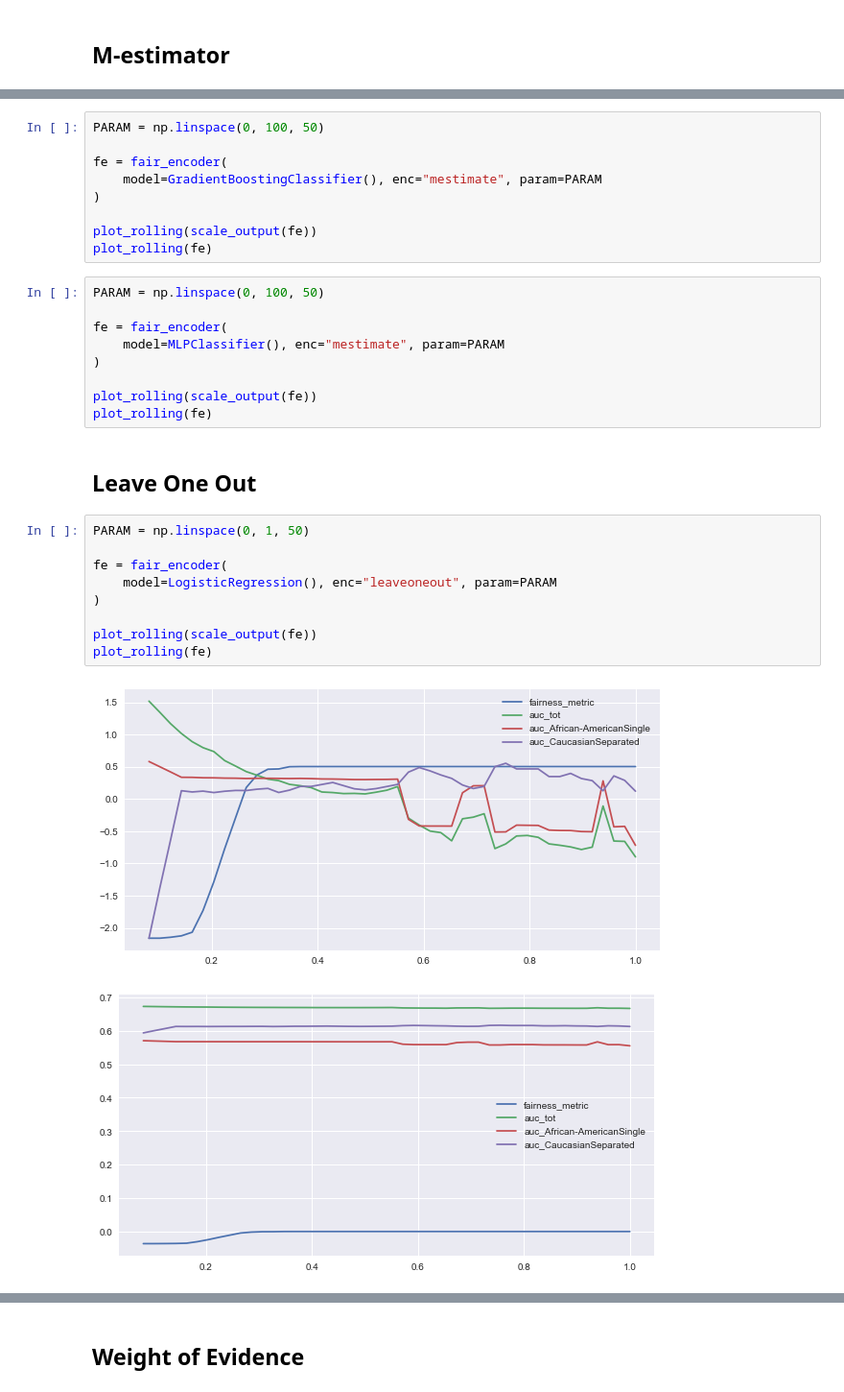
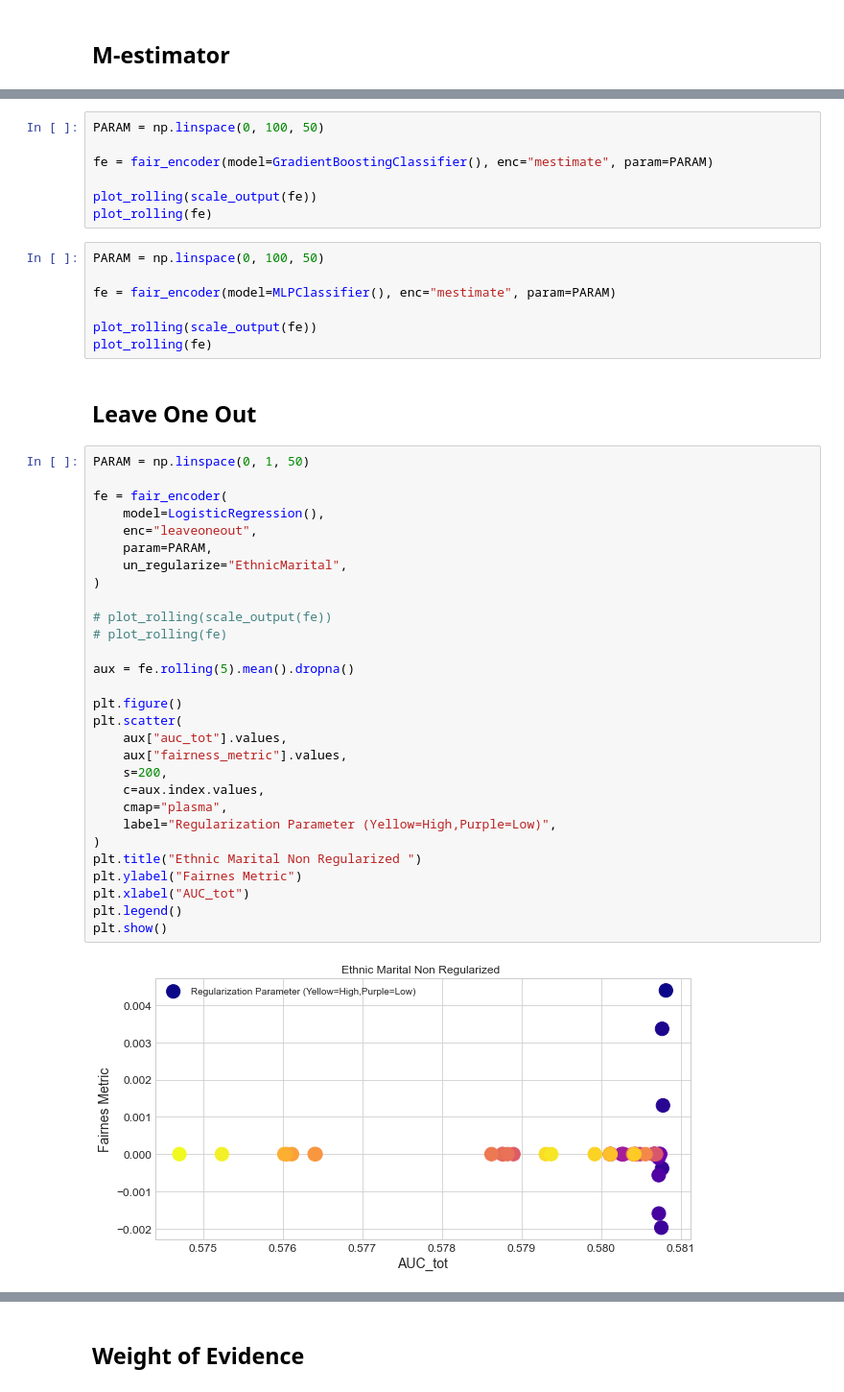
Before and after one commit to cmougan/FairEncoder, a Jupyter notebook: Compass.ipynb, the cells around one changed output, grey strips where cells are left out. Shown: that part at 96% size. Drawn from its saved outputs; the diff is of its cells as text.

```diff
--- a/Compass.ipynb
+++ b/Compass.ipynb
@@ -370,18 +422,14 @@ plot_rolling(fe)
 # %%
 PARAM = np.linspace(0, 100, 50)
 
-fe = fair_encoder(
-    model=GradientBoostingClassifier(), enc="mestimate", param=PARAM
-)
+fe = fair_encoder(model=GradientBoostingClassifier(), enc="mestimate", param=PARAM)
 
 plot_rolling(scale_output(fe))
 plot_rolling(fe)
 # %%
 PARAM = np.linspace(0, 100, 50)
 
-fe = fair_encoder(
-    model=MLPClassifier(), enc="mestimate", param=PARAM
-)
+fe = fair_encoder(model=MLPClassifier(), enc="mestimate", param=PARAM)
 
 plot_rolling(scale_output(fe))
 plot_rolling(fe)
@@ -390,12 +438,31 @@ plot_rolling(fe)
 # %%
 PARAM = np.linspace(0, 1, 50)
 
 fe = fair_encoder(
-    model=LogisticRegression(), enc="leaveoneout", param=PARAM
+    model=LogisticRegression(),
+    enc="leaveoneout",
+    param=PARAM,
+    un_regularize="EthnicMarital",
 )
 
-plot_rolling(scale_output(fe))
-plot_rolling(fe)
+# plot_rolling(scale_output(fe))
+# plot_rolling(fe)
+
+aux = fe.rolling(5).mean().dropna()
+
+plt.figure()
+plt.scatter(
+    aux["auc_tot"].values,
+    aux["fairness_metric"].values,
+    s=200,
+    c=aux.index.values,
+    cmap="plasma",
+    label="Regularization Parameter (Yellow=High,Purple=Low)",
+)
+plt.title("Ethnic Marital Non Regularized ")
+plt.ylabel("Fairnes Metric")
+plt.xlabel("AUC_tot")
+plt.legend()
+plt.show()
 # %% [output]
-[figure, old version]
+[figure, new version]
-[figure, removed]
```
Also changed, not shown: parts of 26 cells of this notebook, 6 other files.
